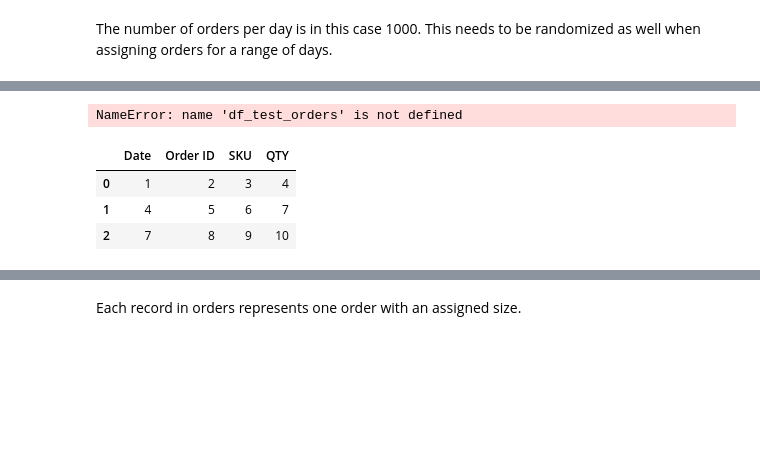
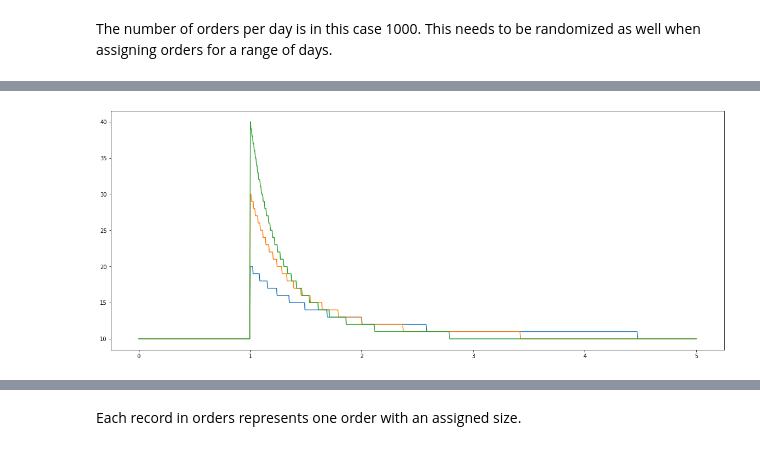
Before and after one commit to LarsTinnefeld/random-operations-generator, a Jupyter notebook: random_generators.ipynb, the cells around one changed output, grey strips where cells are left out. Saved outputs shown, nothing was run; the diff lists cells and outputs as text; code cells hidden in the pictures; blank space fills up the shorter version.

```diff
--- a/random_generators.ipynb
+++ b/random_generators.ipynb
@@ -339,13 +329,0 @@ plt.plot(array_pareto)
-# %%
-x_m, alpha = 1, 3
-#drawing samples from distribution
-samples = (np.random.pareto(alpha, 1000) + 1) * x_m
-count, bins, _ = plt.hist(samples, 100)
-fit = alpha * x_m ** alpha / bins ** (alpha + 1)
-plt.plot(bins, max(count) * fit/max(fit), linewidth=2, color='r')
-plt.xlabel('bins', fontsize=15)
-plt.ylabel('probability density', fontsize=15)
-plt.title('Probability Density Function', fontsize=15)
-plt.grid(b=True, color='grey', alpha=0.3, linestyle='-.', linewidth=2)
-plt.rcParams['figure.figsize'] = [20, 8]
-plt.show();
@@ -354,3 +336,15 @@ plt.show();
+# %%
+# Using Scipy's pareto algorithm to create the SKU distribution
+# For testing, we will generate three different samples with 5 SKUs and order line ranges of 10-40, 10-30 and 10-20.
+xm = 1
+alphas = [1, 2, 3]
+x = np.linspace(0, 5, 1000)
+
+output = np.array([((pareto.pdf(x, scale = xm, b = a) + 1) * 10).round() for a in alphas])
+plt.plot(x, output.T)
+plt.show()
+# %% [output]
+[figure, added]
 # %%
 def order_generator(num_days, avg_orders_per_day, avg_lines_order, order_std, min_order_size):
 
@@ -381,14 +372,3 @@ def order_generator(num_days, avg_orders_per_day, avg_lines_order, order_std, mi
-# %%
-df_test_orders['Orders per day'].sum()*10
-# %% [output]
-NameError: name 'df_test_orders' is not defined
-# %%
-pd.DataFrame(np.array([[1, 2, 3, 4], [4, 5, 6, 7], [7, 8, 9, 10]]), columns=['Date', 'Order ID', 'SKU', 'QTY'])
-# %% [output]
-|  | Date | Order ID | SKU | QTY |
-| 0 | 1 | 2 | 3 | 4 |
-| 1 | 4 | 5 | 6 | 7 |
-| 2 | 7 | 8 | 9 | 10 |
 # %%
 def order_generator(orders_per_day, avg_lines_order, order_std, min_order_size):
 
```
Also changed, not shown: parts of 17 cells of this notebook.
